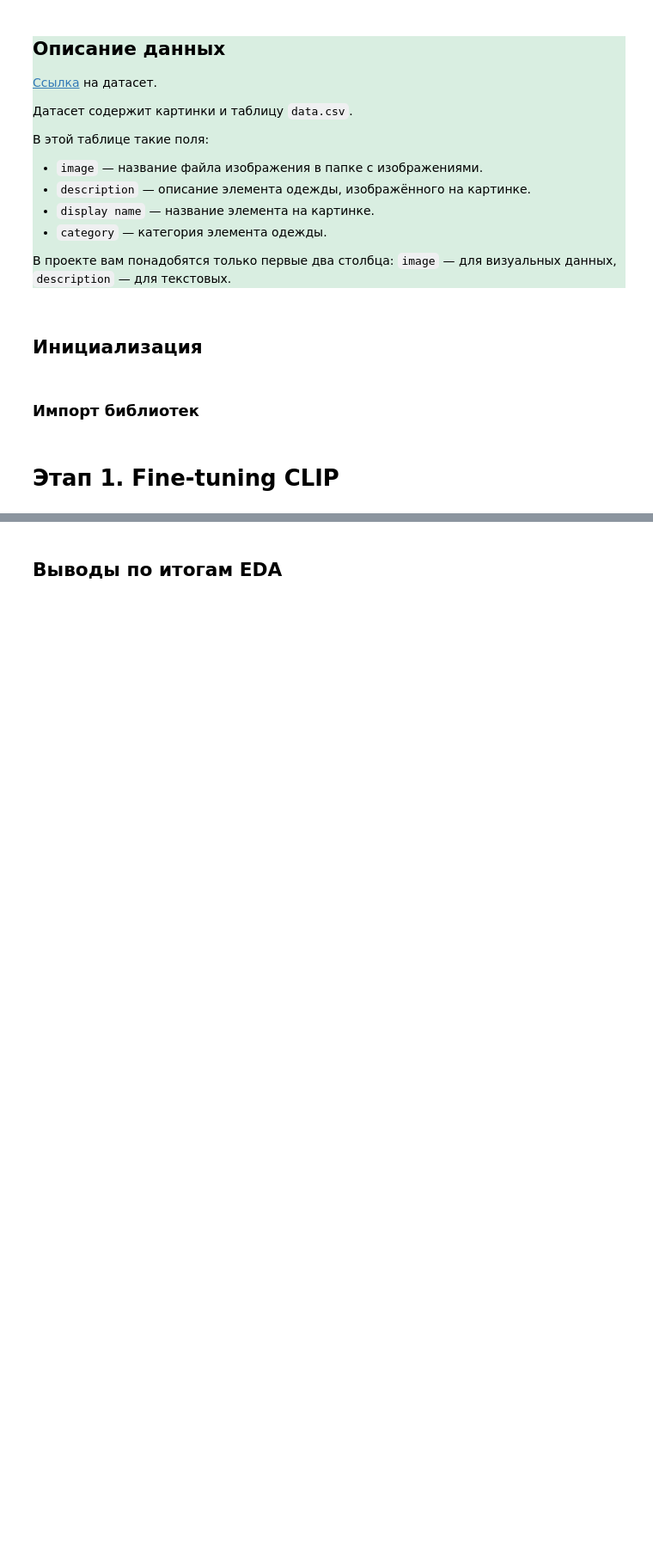
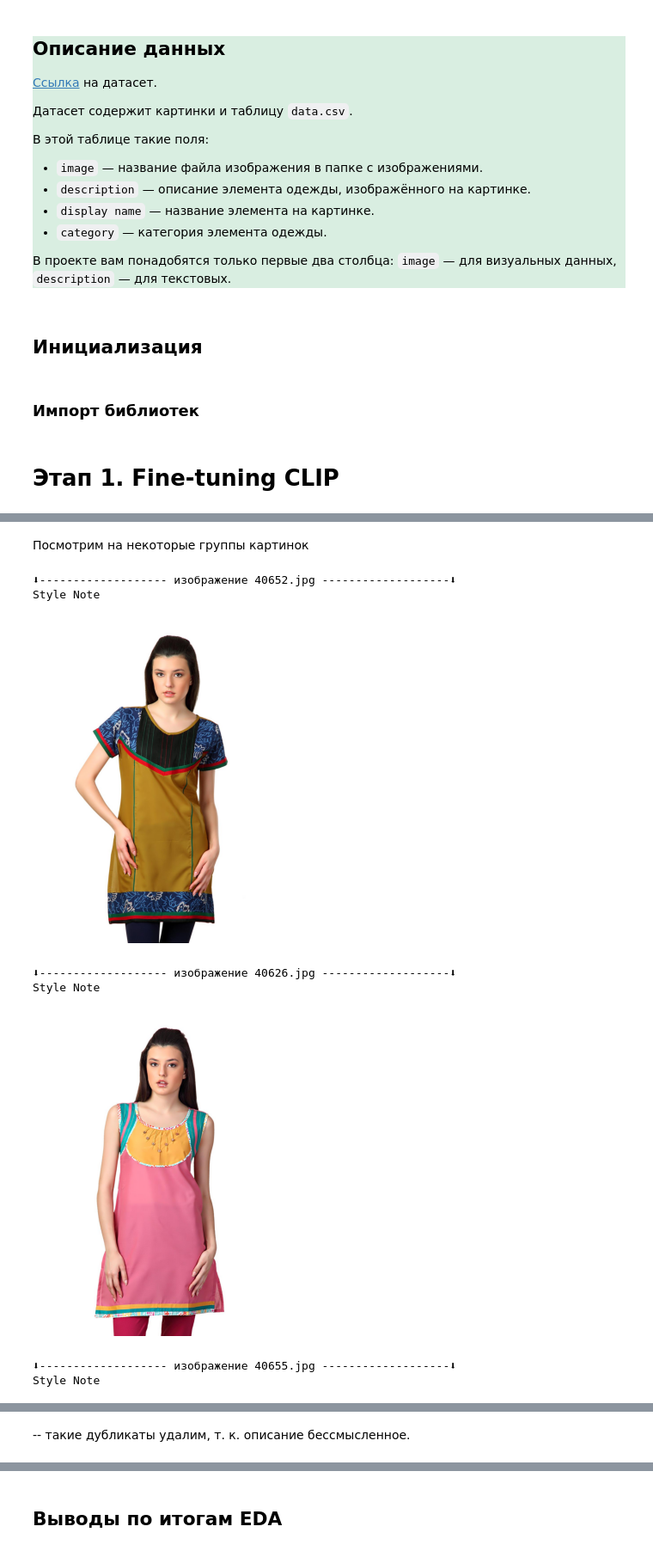
Before and after one commit to evgeny-ydsc/DLE-NLP, a Jupyter notebook: 3.4 CLIP SFT/Product-search-by-CLIP-SFT.ipynb, the cells around one changed output, grey strips where cells are left out. Shown at 86% size. Cells and saved outputs as stored; diff of their text form; code cells hidden in the pictures; blank space fills up the shorter version.

```diff
--- a/3.4 CLIP SFT/Product-search-by-CLIP-SFT.ipynb
+++ b/3.4 CLIP SFT/Product-search-by-CLIP-SFT.ipynb
@@ -43,0 +82,2 @@ DEBUG_MAX_ELEMENTS = 10
+# %%
+df = df.dropna()
@@ -43,0 +124,4 @@ DEBUG_MAX_ELEMENTS = 10
+# %%
+english_pattern = r'[a-zA-Z]'
+mask = ~df['description'].str.contains(english_pattern, na=False)
+df[mask]['description'].value_counts()
@@ -43,0 +136,2 @@ DEBUG_MAX_ELEMENTS = 10
+# %%
+df = df[~mask]
@@ -43,0 +154,26 @@ DEBUG_MAX_ELEMENTS = 10
+# %% [markdown]
+Посмотрим на некоторые группы картинок
+# %%
+def show_images (df_arg):
+    for _, row in df_arg.iterrows():
+        image_path = os.path.join (IMAGES_PATH, row['image'])
+
+        image = Image.open(image_path)
+
+        print (f"⬇------------------- изображение {row['image']} -------------------⬇")
+        wrapped_description = textwrap.fill(row['description'], width=80)
+        print (wrapped_description)
+        plt.imshow(image)
+        plt.axis('off')
+        plt.show()
+# %%
+show_images (df [df['description'] == 'Style Note'][:3])
+# %% [output]
+⬇------------------- изображение 40652.jpg -------------------⬇
+Style Note
+[figure, added]
+⬇------------------- изображение 40626.jpg -------------------⬇
+Style Note
+[figure, added]
+⬇------------------- изображение 40655.jpg -------------------⬇
+Style Note
@@ -43,0 +181,2 @@ DEBUG_MAX_ELEMENTS = 10
+# %% [markdown]
+-- такие дубликаты удалим, т. к. описание бессмысленное.
```
Also changed, not shown: parts of 34 cells of this notebook.
